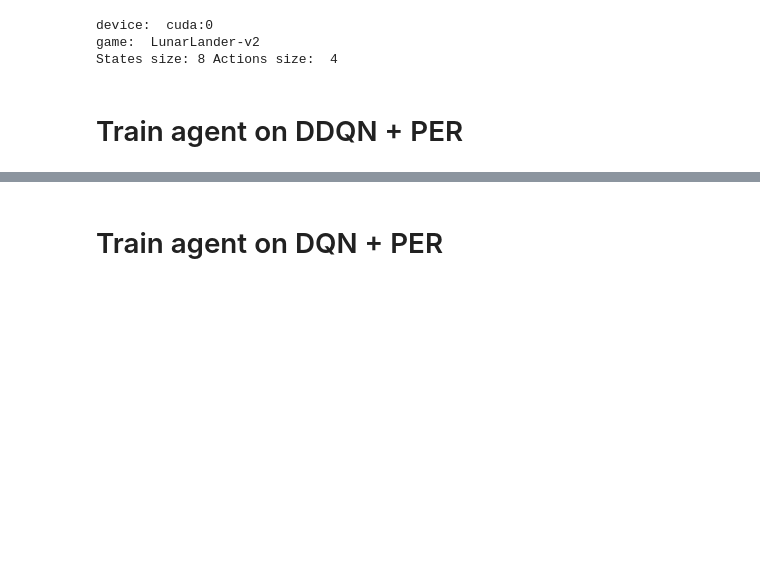
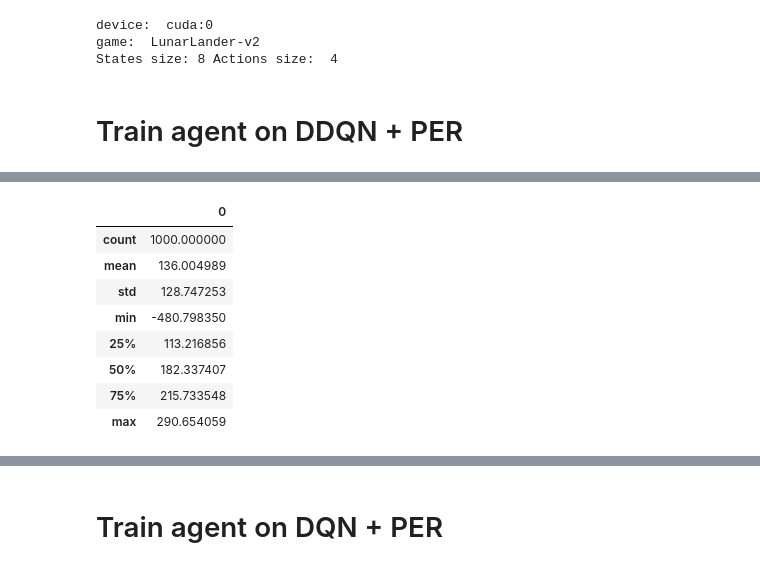
Before and after one commit to PriyankaVelagala/Deep-Reinforcement-Learning-Projects, a Jupyter notebook: DQN/(D)DQN_lunarlanding.ipynb, the cells around one changed output, grey strips where cells are left out. Drawn from its saved outputs; the diff is of its cells as text; code cells hidden in the pictures; blank space fills up the shorter version.

```diff
--- a/DQN/(D)DQN_lunarlanding.ipynb
+++ b/DQN/(D)DQN_lunarlanding.ipynb
@@ -456,10 +473,12 @@ def play_game(env, agent, render, checkpoint_fname = None):
 
 
     if render:
+        print(f'reward = {reward_total}')
         env.close()
         show_video()
 
-    print(f'reward = {reward_total}')
+
+    return reward_total
 
 
 def show_video():
@@ -539,0 +558,14 @@ plot_scores(scores)
+# %%
+env = gym.make('LunarLander-v2')
+agent.policy_net.eval()
+rewards = []
+
+
+for i in range(1000):
+    if i % 100 == 0:
+        print(f'iteration: {i}')
+    rewards.append(play_game(env, agent, False, 'ddqn_per.pth'))
+
+ddqn_per_df = pd.DataFrame(rewards)
+
+agent.policy_net.train()
@@ -540,3 +588,15 @@ plot_scores(scores)
+# %%
+ddqn_per_df.describe()
+# %% [output]
+|  | 0 |
+| count | 1000.000000 |
+| mean | 136.004989 |
+| std | 128.747253 |
+| min | -480.798350 |
+| 25% | 113.216856 |
+| 50% | 182.337407 |
+| 75% | 215.733548 |
+| max | 290.654059 |
 # %%
 display = Display(visible=0, size=(1400, 900))
 display.start()
```
Also changed, not shown: parts of 24 cells of this notebook, 4 other files.
